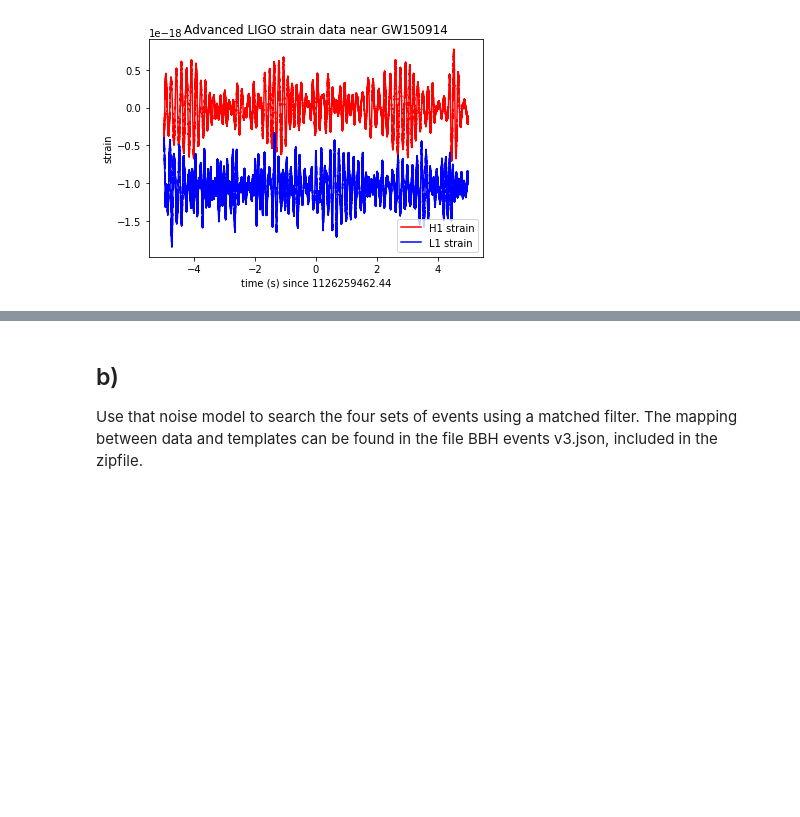
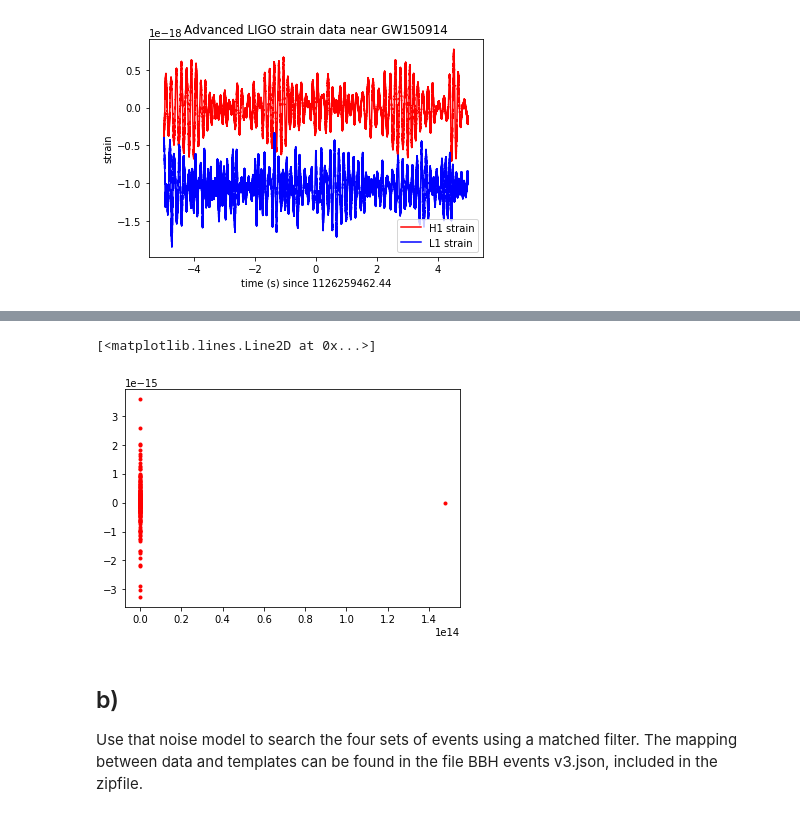
Before and after one commit to RphlFrmnt/PHYS512, a Jupyter notebook: LIGO_Assignment5/Assign_5.ipynb, the cells around one changed output, grey strips where cells are left out. Saved outputs shown, nothing was run; the diff lists cells and outputs as text; code cells hidden in the pictures; blank space fills up the shorter version.

```diff
--- a/LIGO_Assignment5/Assign_5.ipynb
+++ b/LIGO_Assignment5/Assign_5.ipynb
@@ -126,3 +195,12 @@ Text(0.5, 1.0, 'Advanced LIGO strain data near GW150914')
+# %%
+# Fourrier tranform the signal
+ft_st_H1_win = np.fft.rfft(st_H1_win)
+ft_st_L1_win = np.fft.rfft(st_L1_win)
+ft_time = np.fft.rfft(time)
+plt.plot(ft_time,ft_st_H1_win,".r")
+# %% [output]
+[<matplotlib.lines.Line2D at 0x...>]
+[figure, added]
 # %% [markdown]
 ## b)
 Use that noise model to search the four sets of events using a matched
```
Also changed, not shown: parts of 6 cells of this notebook.
